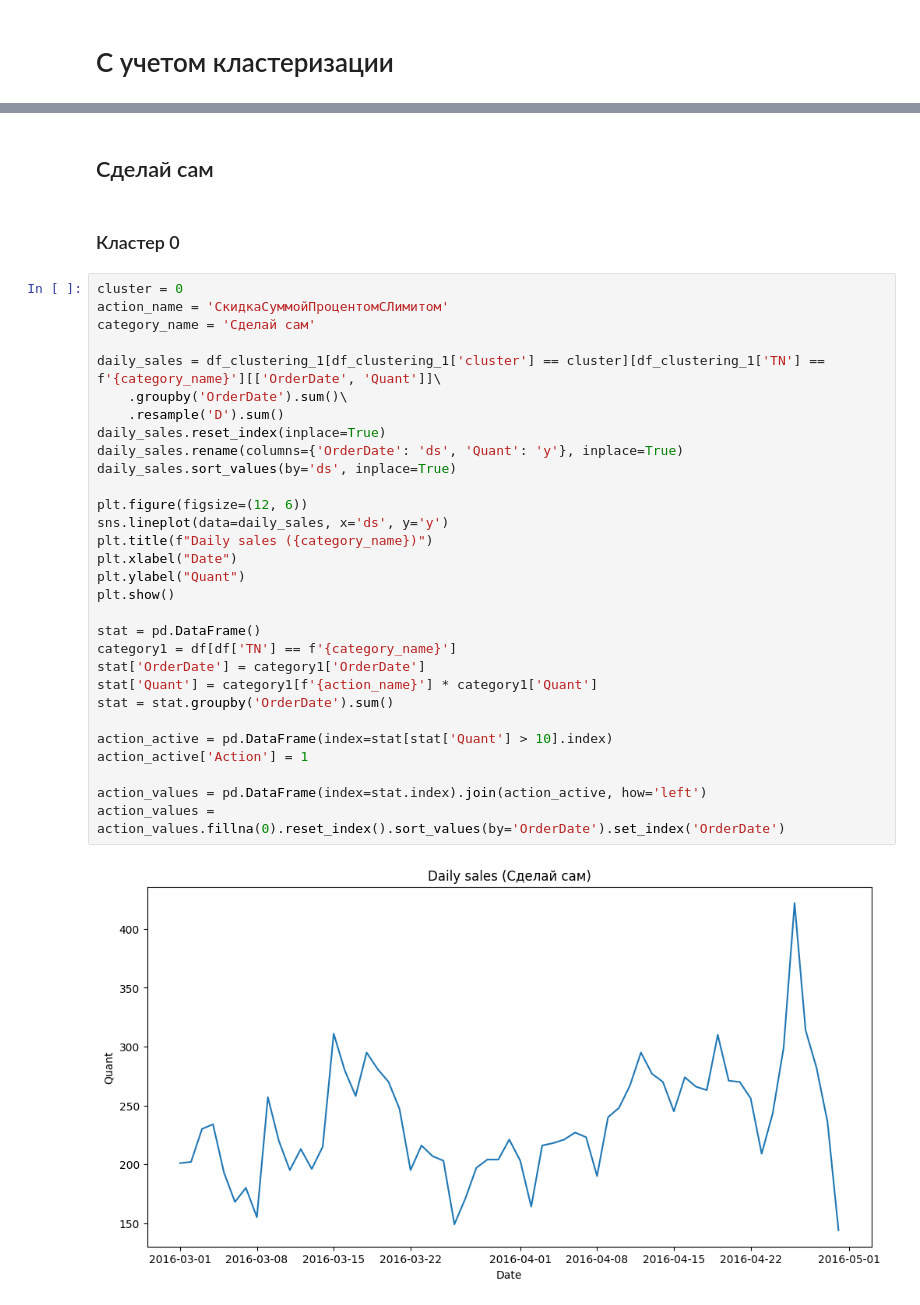
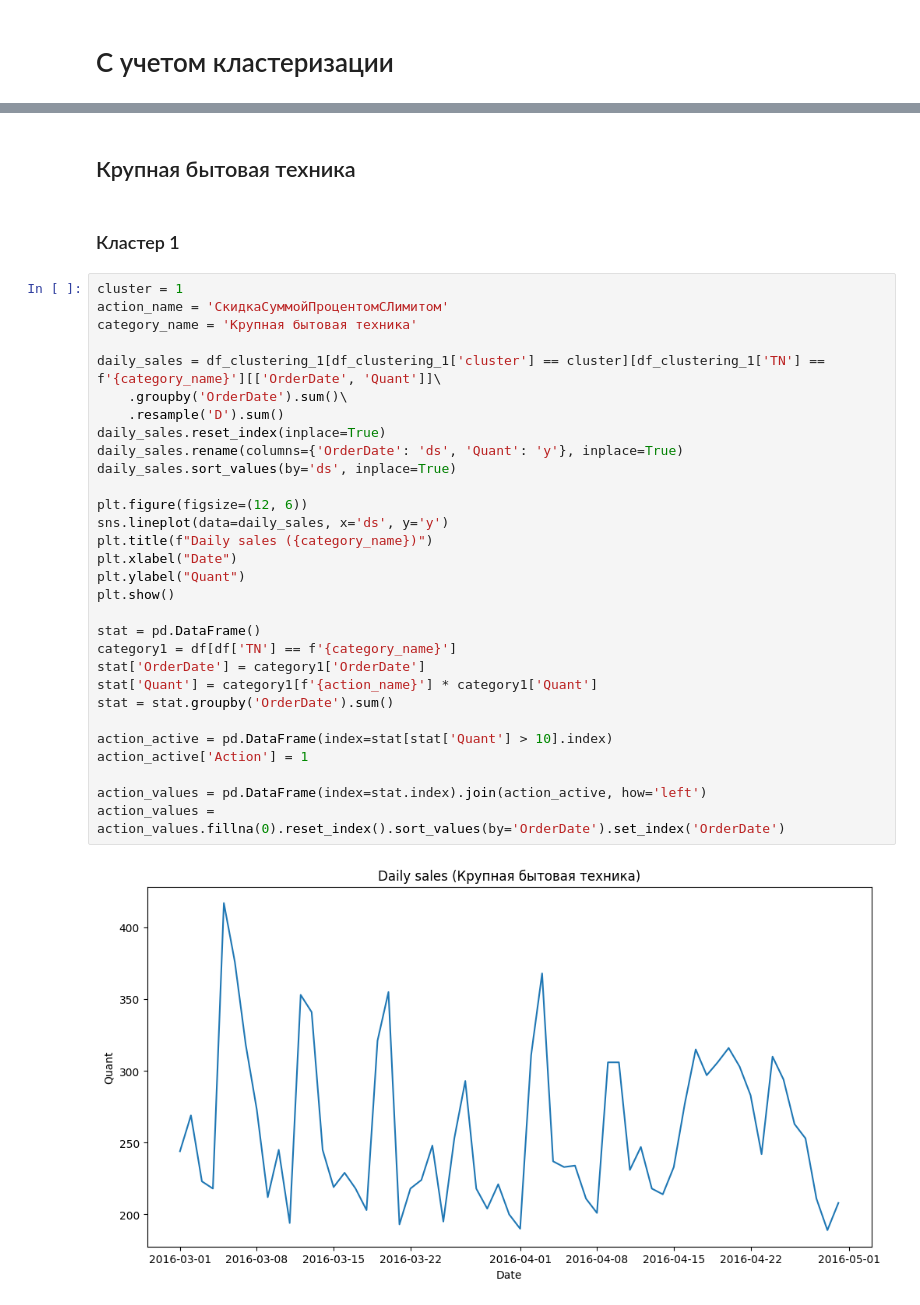
Before and after one commit to timurratnikov/Diplom_electronice, a Jupyter notebook: forecasting_prophet.ipynb, the cells around one changed output, grey strips where cells are left out. Saved outputs shown, nothing was run; the diff lists cells and outputs as text.

```diff
--- a/forecasting_prophet.ipynb
+++ b/forecasting_prophet.ipynb
@@ -506,40 +445,40 @@ cluster
 Name: count, dtype: int64
-# %% [markdown]
-## Сделай сам
+# %% [markdown]
+## Крупная бытовая техника
 # %% [markdown]
-### Кластер 0
+### Кластер 1
 # %%
-cluster = 0
+cluster = 1
 action_name = 'СкидкаСуммойПроцентомСЛимитом'
-category_name = 'Сделай сам'
+category_name = 'Крупная бытовая техника'
 
 daily_sales = df_clustering_1[df_clustering_1['cluster'] == cluster][df_clustering_1['TN'] == f'{category_name}'][['OrderDate', 'Quant']]\
     .groupby('OrderDate').sum()\
     .resample('D').sum()
 daily_sales.reset_index(inplace=True)
 daily_sales.rename(columns={'OrderDate': 'ds', 'Quant': 'y'}, inplace=True)
 daily_sales.sort_values(by='ds', inplace=True)
 
 plt.figure(figsize=(12, 6))
 sns.lineplot(data=daily_sales, x='ds', y='y')
 plt.title(f"Daily sales ({category_name})")
 plt.xlabel("Date")
 plt.ylabel("Quant")
 plt.show()
 
 stat = pd.DataFrame()
 category1 = df[df['TN'] == f'{category_name}']
 stat['OrderDate'] = category1['OrderDate']
 stat['Quant'] = category1[f'{action_name}'] * category1['Quant']
 stat = stat.groupby('OrderDate').sum()
 
 action_active = pd.DataFrame(index=stat[stat['Quant'] > 10].index)
 action_active['Action'] = 1
 
 action_values = pd.DataFrame(index=stat.index).join(action_active, how='left')
 action_values = action_values.fillna(0).reset_index().sort_values(by='OrderDate').set_index('OrderDate')
 # %% [output]
-[figure, old version]
+[figure, new version]
 # %%
 action_values
 # %% [output]
```
Also changed, not shown: parts of 52 cells of this notebook, 5 other files.
